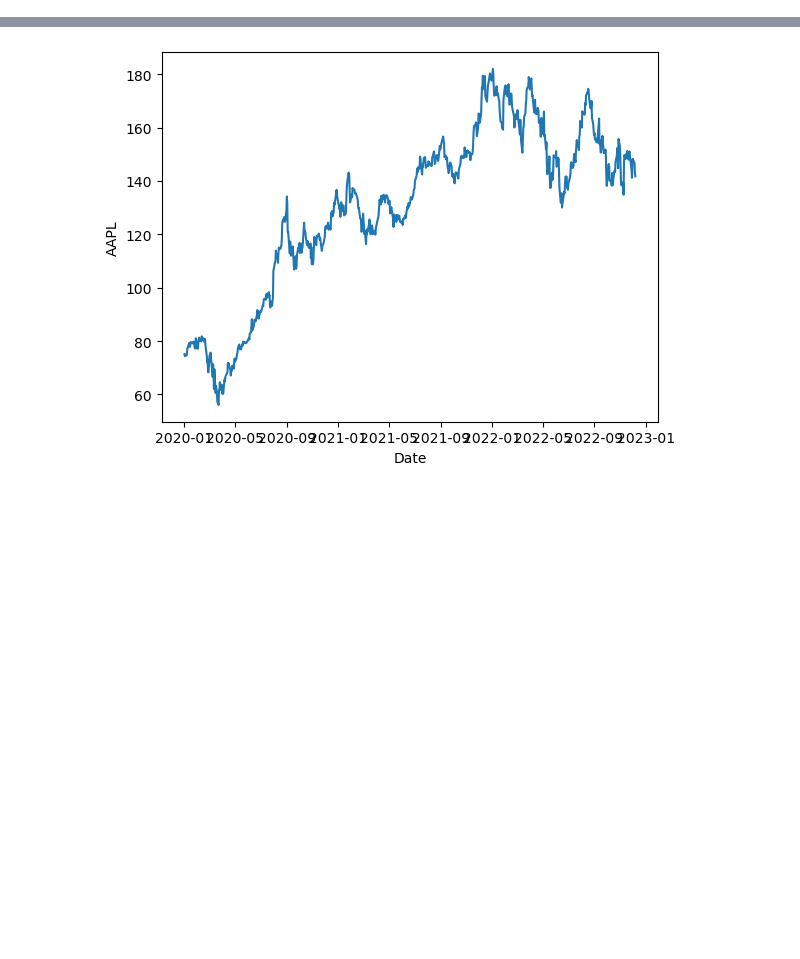
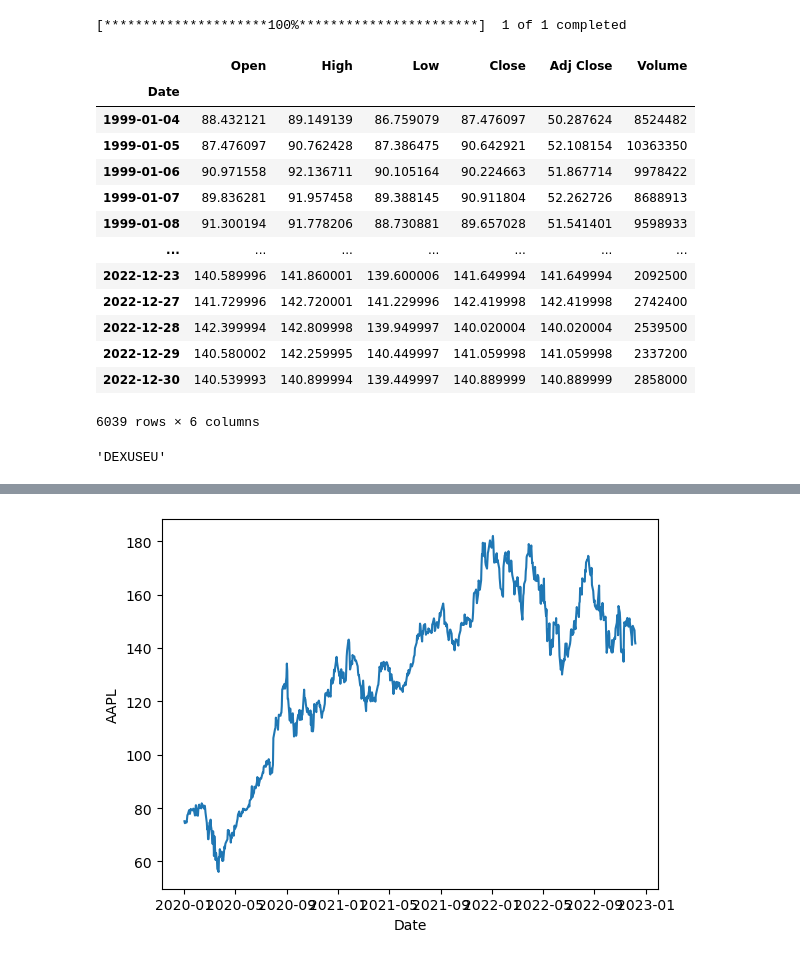
Before and after one commit to gabrielhayoun/PIE, a Jupyter notebook: pynance/data/data_functions.ipynb, the cells around one changed output, grey strips where cells are left out. Drawn from its saved outputs; the diff is of its cells as text; code cells hidden in the pictures; blank space fills up the shorter version.

```diff
--- a/pynance/data/data_functions.ipynb
+++ b/pynance/data/data_functions.ipynb
@@ -97,0 +74,24 @@ stk_data = web.DataReader(x, 'yahoo', start='2000')
+# %%
+stk_data = yf.download('IBM', start = '1999-01-01')
+stk_data
+# %% [output]
+[*********************100%***********************]  1 of 1 completed
+|  | Open | High | Low | Close | Adj Close | Volume |
+| Date |  |  |  |  |  |  |
+| 1999-01-04 | 88.432121 | 89.149139 | 86.759079 | 87.476097 | 50.287624 | 8524482 |
+| 1999-01-05 | 87.476097 | 90.762428 | 87.386475 | 90.642921 | 52.108154 | 10363350 |
+| 1999-01-06 | 90.971558 | 92.136711 | 90.105164 | 90.224663 | 51.867714 | 9978422 |
+| 1999-01-07 | 89.836281 | 91.957458 | 89.388145 | 90.911804 | 52.262726 | 8688913 |
+| 1999-01-08 | 91.300194 | 91.778206 | 88.730881 | 89.657028 | 51.541401 | 9598933 |
+| ... | ... | ... | ... | ... | ... | ... |
+| 2022-12-23 | 140.589996 | 141.860001 | 139.600006 | 141.649994 | 141.649994 | 2092500 |
+| 2022-12-27 | 141.729996 | 142.720001 | 141.229996 | 142.419998 | 142.419998 | 2742400 |
+| 2022-12-28 | 142.399994 | 142.809998 | 139.949997 | 140.020004 | 140.020004 | 2539500 |
+| 2022-12-29 | 140.580002 | 142.259995 | 140.449997 | 141.059998 | 141.059998 | 2337200 |
+| 2022-12-30 | 140.539993 | 140.899994 | 139.449997 | 140.889999 | 140.889999 | 2858000 |
+6039 rows × 6 columns
+# %%
+conversion = 'DEXUSEU'
+conversion
+# %% [output]
+'DEXUSEU'
```
Also changed, not shown: parts of 9 cells of this notebook, 5 other files.
